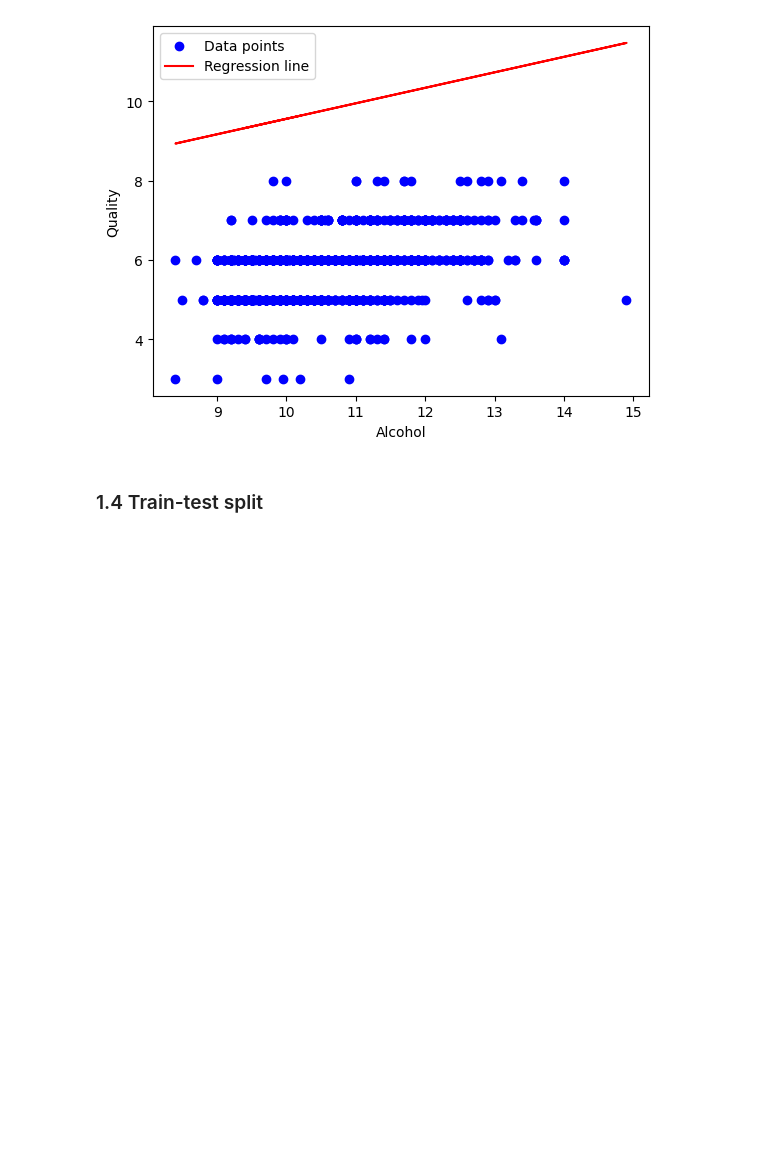
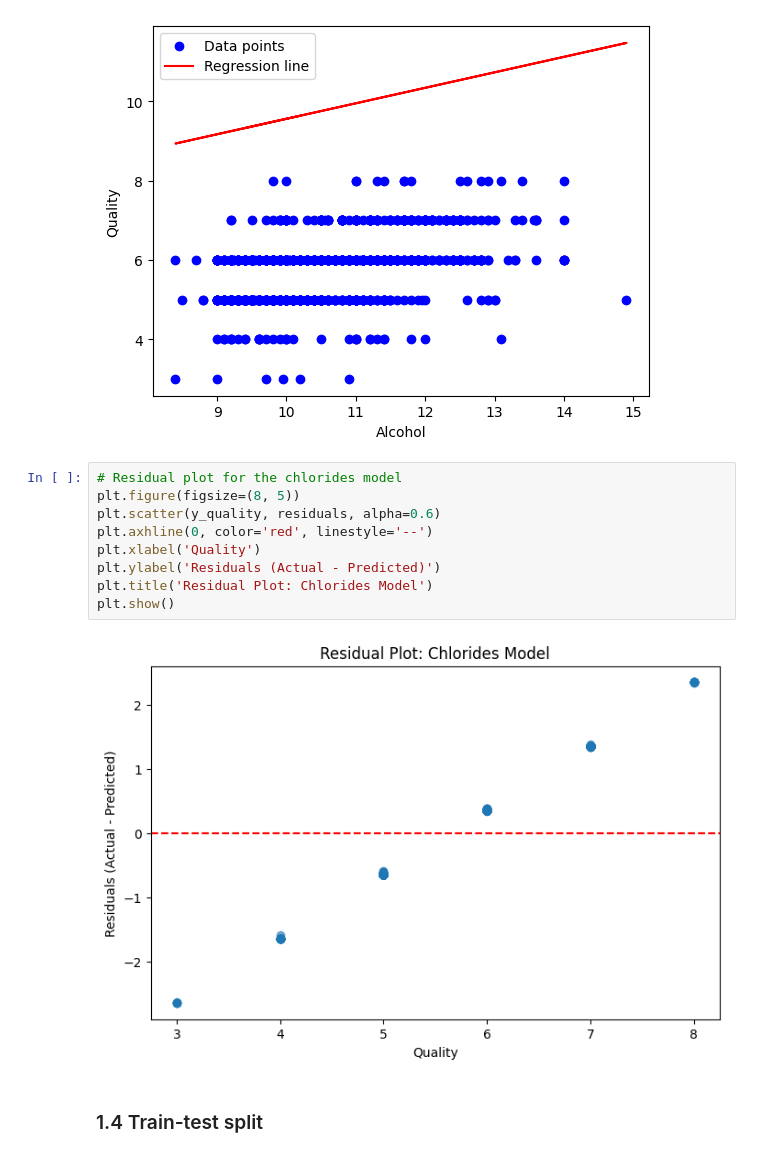
Before and after one commit to JanOlav04/Oblig1Maskin, a Jupyter notebook: main.ipynb, the cells around one changed output. Cells and saved outputs as stored; diff of their text form; blank space fills up the shorter version.

```diff
--- a/main.ipynb
+++ b/main.ipynb
@@ -230,6 +231,17 @@ plt.show()
 # %% [output]
 [figure]
 [figure]
+# %%
+# Residual plot for the chlorides model
+plt.figure(figsize=(8, 5))
+plt.scatter(y_quality, residuals, alpha=0.6)
+plt.axhline(0, color='red', linestyle='--')
+plt.xlabel('Quality')
+plt.ylabel('Residuals (Actual - Predicted)')
+plt.title('Residual Plot: Chlorides Model')
+plt.show()
+# %% [output]
+[figure, added]
 # %% [markdown]
 ### 1.4 Train-test split
 # %%
```
Also changed, not shown: parts of 2 cells of this notebook, 1 other file.
